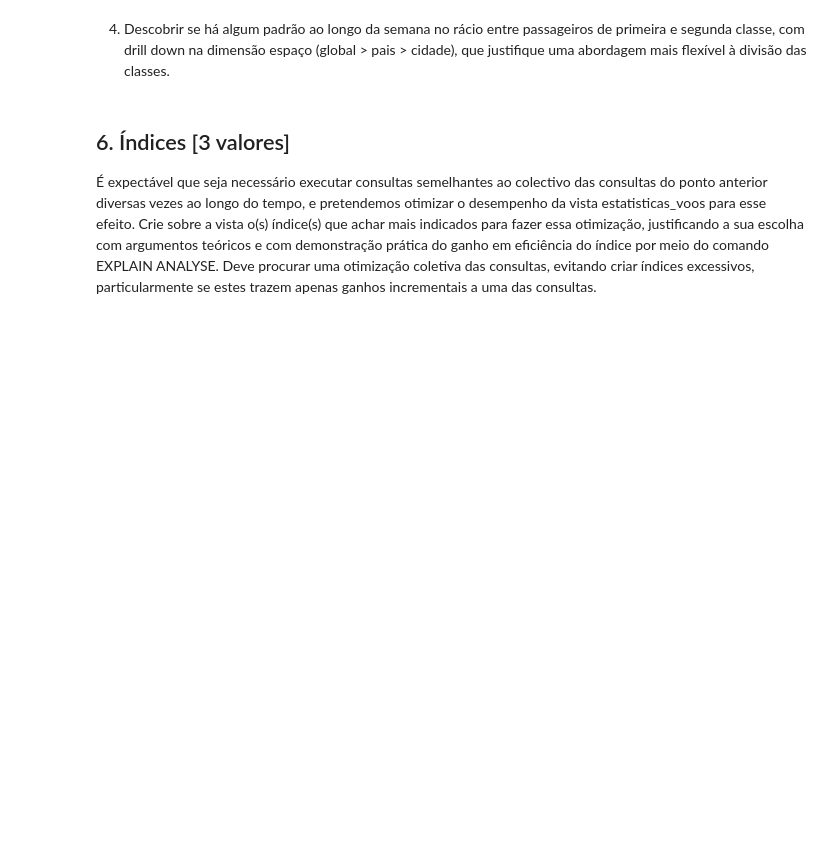
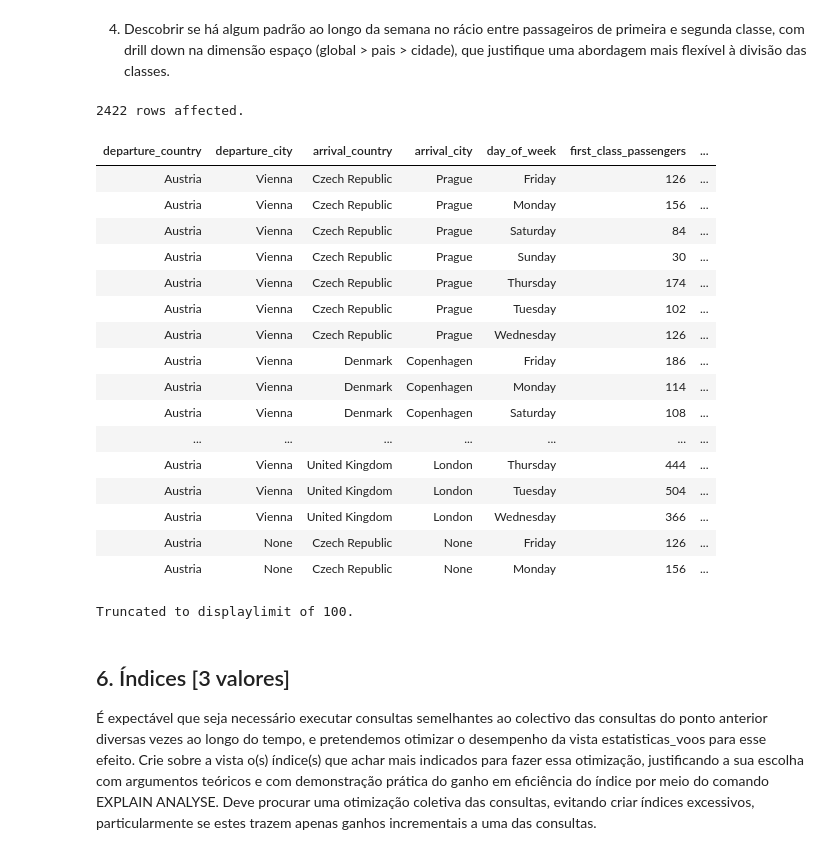
Before and after one commit to inesiscosta/aviation-db, a Jupyter notebook: bdist-workspace/data/E2-report.ipynb, the cells around one changed output. Cells and saved outputs as stored; diff of their text form; code cells hidden in the pictures; blank space fills up the shorter version.

```diff
--- a/bdist-workspace/data/E2-report.ipynb
+++ b/bdist-workspace/data/E2-report.ipynb
@@ -220,7 +322,41 @@ Usando apenas a vista *estatisticas_voos* desenvolvida no ponto anterior, e **se
 4. Descobrir se há algum padrão ao longo da semana no rácio entre passageiros de primeira e segunda classe, com drill down na dimensão espaço (global > pais > cidade), que justifique uma abordagem mais flexível à divisão das classes.
 # %%
 %%sql
--- SELECT ...
+SELECT
+  pais_partida AS departure_country,
+  cidade_partida AS departure_city,
+  pais_chegada AS arrival_country,
+  cidade_chegada AS arrival_city,
+  dia_da_semana AS day_of_week,
+  SUM(passageiros_1c) AS first_class_passengers,
+  SUM(passageiros_2c) AS economy_passengers,
+  ROUND((SUM(passageiros_1c)::numeric / NULLIF(SUM(passageiros_2c),0)), 3) AS ratio_1c_2c
+FROM estatisticas_voos
+GROUP BY ROLLUP((pais_partida, pais_chegada), (cidade_partida, cidade_chegada)), dia_da_semana
+ORDER BY
+  pais_partida NULLS LAST, cidade_partida NULLS LAST,
+  pais_chegada NULLS LAST, cidade_chegada NULLS LAST,
+  dia_da_semana;
+# %% [output]
+2422 rows affected.
+| departure_country | departure_city | arrival_country | arrival_city | day_of_week | first_class_passengers | ... |
+| Austria | Vienna | Czech Republic | Prague | Friday | 126 | ... |
+| Austria | Vienna | Czech Republic | Prague | Monday | 156 | ... |
+| Austria | Vienna | Czech Republic | Prague | Saturday | 84 | ... |
+| Austria | Vienna | Czech Republic | Prague | Sunday | 30 | ... |
+| Austria | Vienna | Czech Republic | Prague | Thursday | 174 | ... |
+| Austria | Vienna | Czech Republic | Prague | Tuesday | 102 | ... |
+| Austria | Vienna | Czech Republic | Prague | Wednesday | 126 | ... |
+| Austria | Vienna | Denmark | Copenhagen | Friday | 186 | ... |
+| Austria | Vienna | Denmark | Copenhagen | Monday | 114 | ... |
+| Austria | Vienna | Denmark | Copenhagen | Saturday | 108 | ... |
+| ... | ... | ... | ... | ... | ... | ... |
+| Austria | Vienna | United Kingdom | London | Thursday | 444 | ... |
+| Austria | Vienna | United Kingdom | London | Tuesday | 504 | ... |
+| Austria | Vienna | United Kingdom | London | Wednesday | 366 | ... |
+| Austria | None | Czech Republic | None | Friday | 126 | ... |
+| Austria | None | Czech Republic | None | Monday | 156 | ... |
+Truncated to displaylimit of 100.
 # %% [markdown]
 ## 6. Índices [3 valores]
 
```
Also changed, not shown: parts of 22 cells of this notebook, 1 other file.
